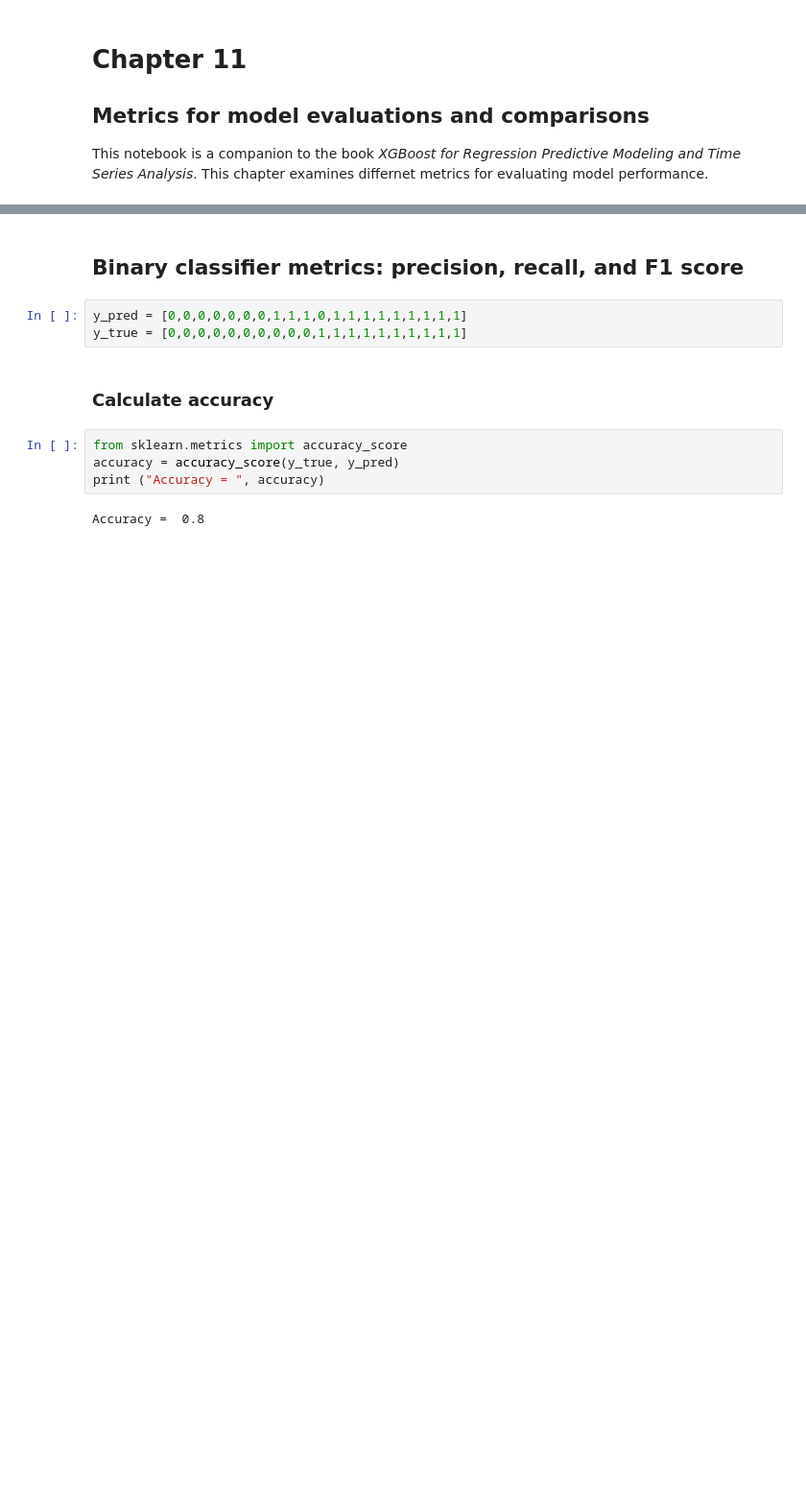
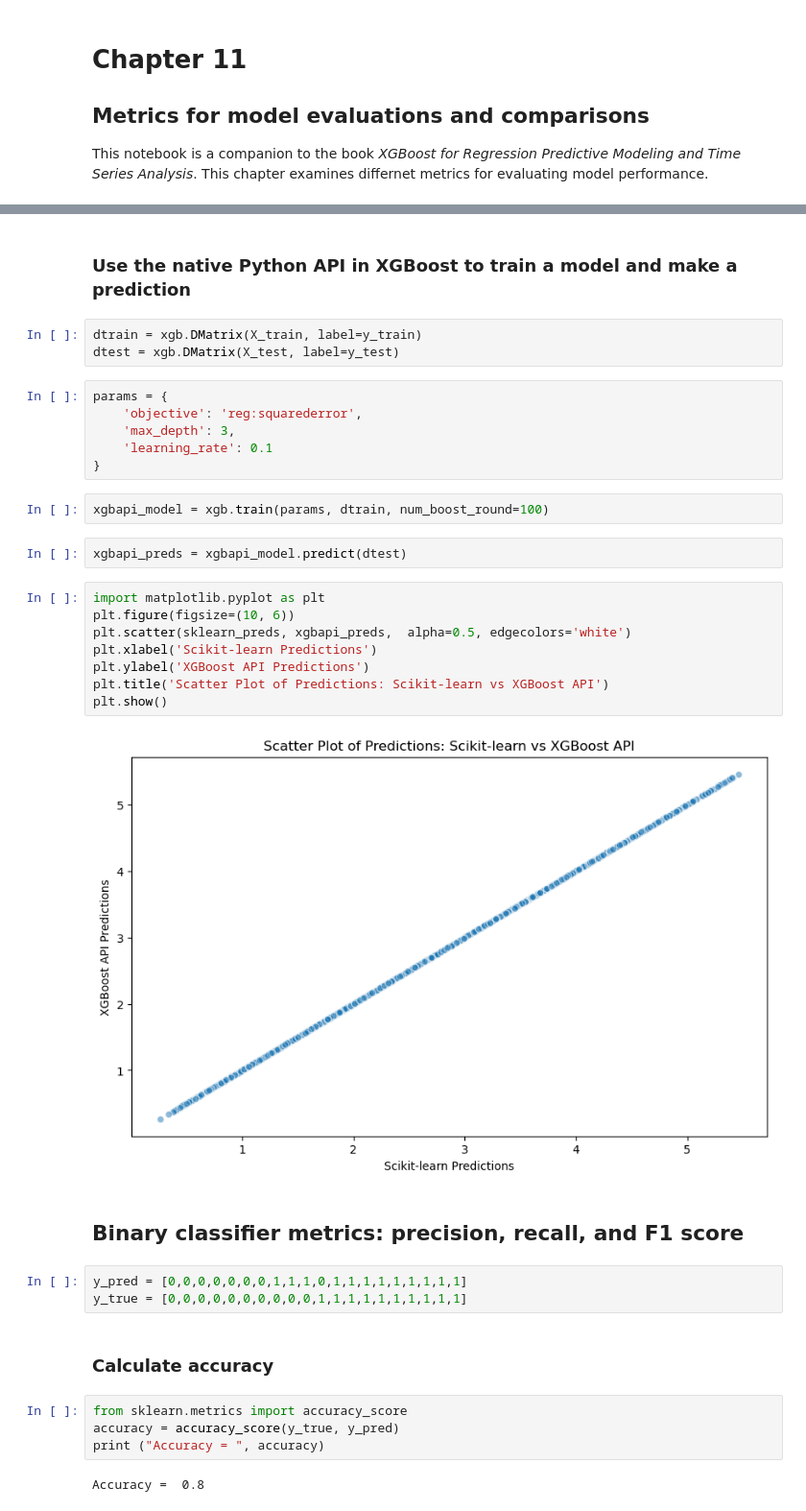
Before and after one commit to PacktPublishing/XGBoost-for-Regression-Predictive-Modeling-and-Time-Series-Analysis, a Jupyter notebook: ch11/metricsformodeleval.ipynb, the cells around one changed output, grey strips where cells are left out. Shown at 96% size. Saved outputs shown, nothing was run; the diff lists cells and outputs as text; blank space fills up the shorter version.

Commit message:
add comparison of scikit-learn and native apis

```diff
--- a/ch11/metricsformodeleval.ipynb
+++ b/ch11/metricsformodeleval.ipynb
@@ -15,3 +39,28 @@ This chapter examines differnet metrics for evaluating model performance.
+# %% [markdown]
+### Use the native Python API in XGBoost to train a model and make a prediction
+# %%
+dtrain = xgb.DMatrix(X_train, label=y_train)
+dtest = xgb.DMatrix(X_test, label=y_test)
+# %%
+params = {
+    'objective': 'reg:squarederror',
+    'max_depth': 3,
+    'learning_rate': 0.1
+}
+# %%
+xgbapi_model = xgb.train(params, dtrain, num_boost_round=100)
+# %%
+xgbapi_preds = xgbapi_model.predict(dtest)
+# %%
+import matplotlib.pyplot as plt
+plt.figure(figsize=(10, 6))
+plt.scatter(sklearn_preds, xgbapi_preds,  alpha=0.5, edgecolors='white')
+plt.xlabel('Scikit-learn Predictions')
+plt.ylabel('XGBoost API Predictions')
+plt.title('Scatter Plot of Predictions: Scikit-learn vs XGBoost API')
+plt.show()
+# %% [output]
+[figure, added]
 # %% [markdown]
 ## Binary classifier metrics: precision, recall, and F1 score
 # %%
```
Also changed, not shown: parts of 7 cells of this notebook.
